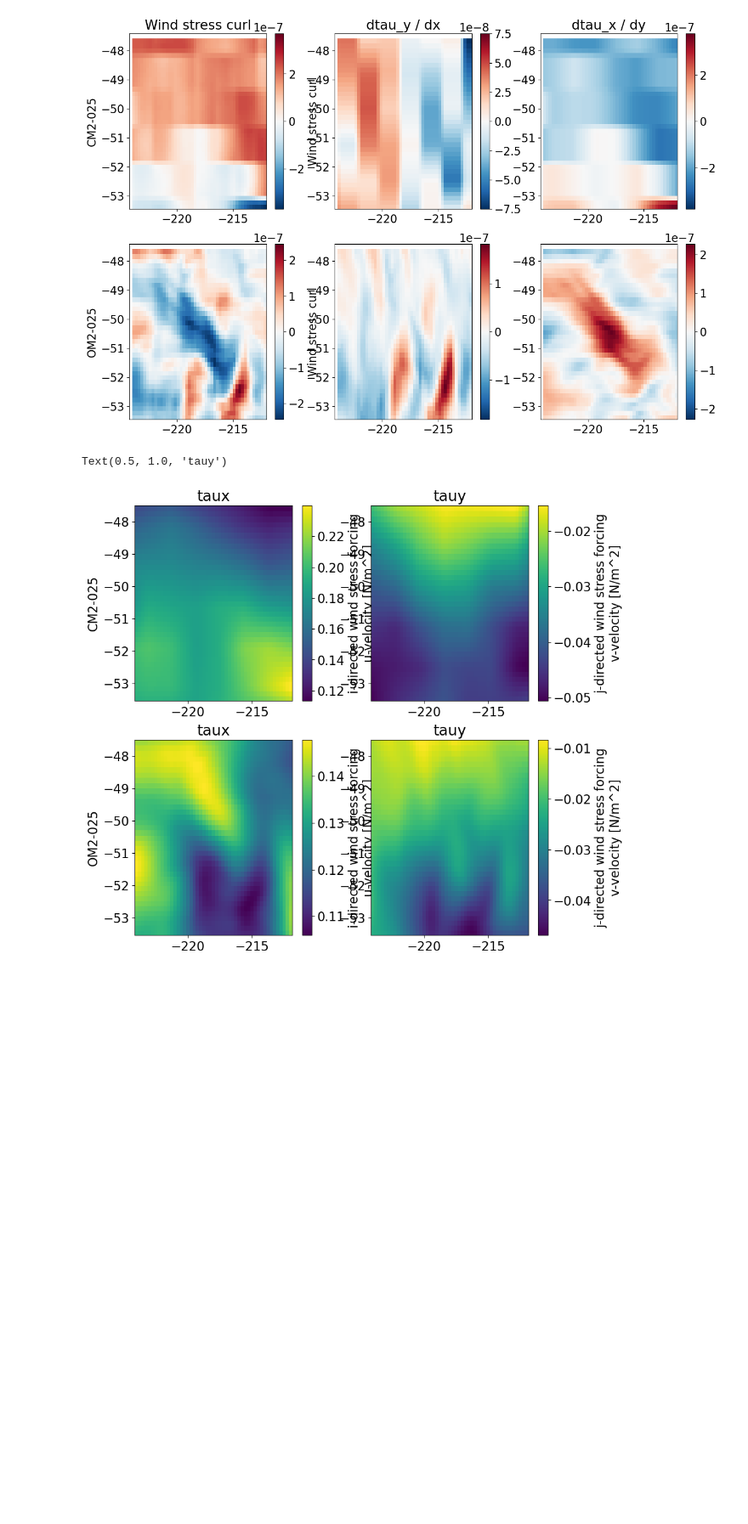
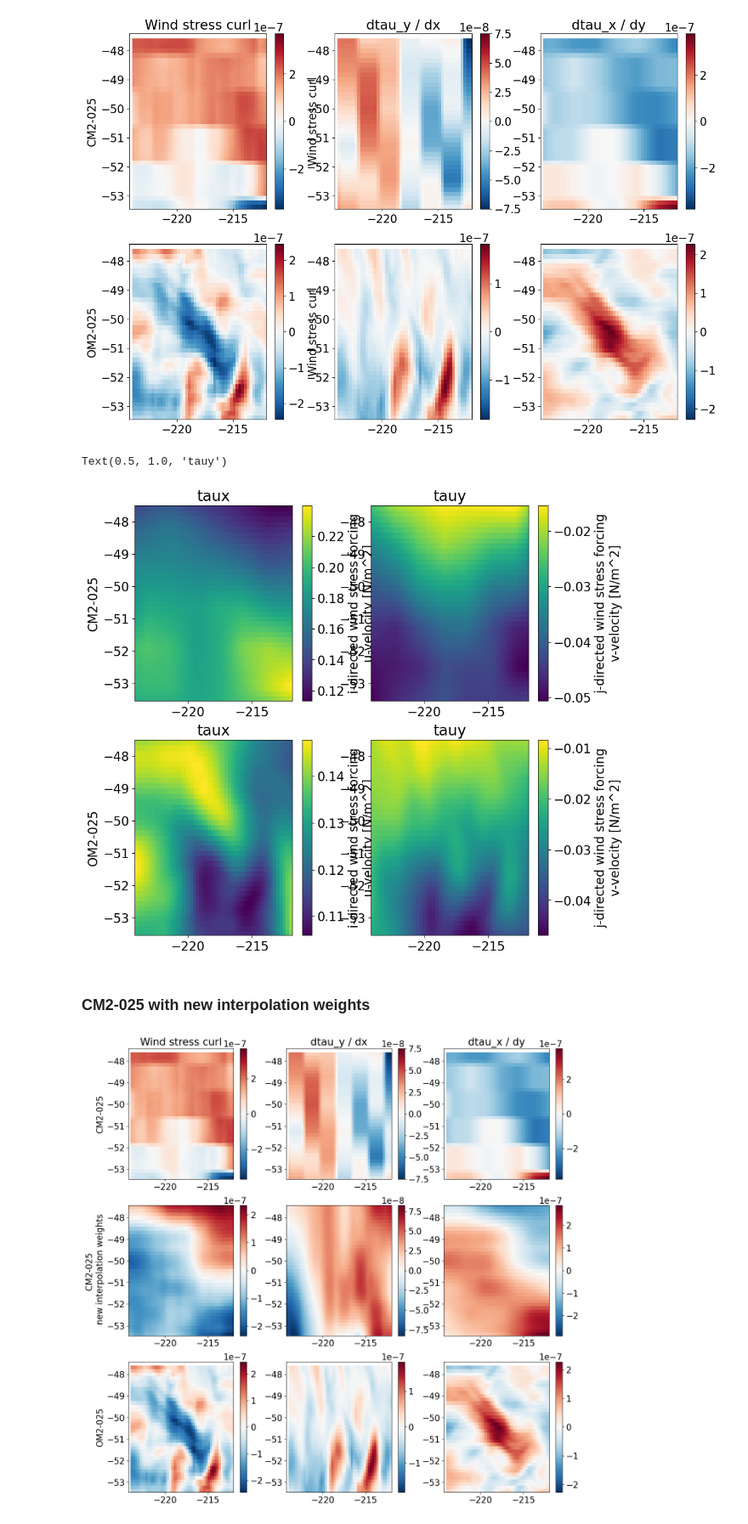
Before and after one commit to wghuneke/ACCESS-CM2-025_Analysis, a Jupyter notebook: notebooks/Testing_wind_stress_curl.ipynb, the cells around one changed output. Shown at 85% size. Cells and saved outputs as stored; diff of their text form; code cells hidden in the pictures; blank space fills up the shorter version.

```diff
--- a/notebooks/Testing_wind_stress_curl.ipynb
+++ b/notebooks/Testing_wind_stress_curl.ipynb
@@ -387,3 +334,5 @@ plt.title('tauy')
 # %% [output]
 Text(0.5, 1.0, 'tauy')
 [figure]
+# %% [markdown]
+### CM2-025 with new interpolation weights
@@ -389,0 +343,75 @@ Text(0.5, 1.0, 'tauy')
+# %%
+# Calculate gradients
+
+ds_CM2_025_new = xr.merge([taux_CM2_025_new, tauy_CM2_025_new, grid])
+ds_CM2_025_new.coords['xt_ocean'].attrs.update(axis='X')
+ds_CM2_025_new.coords['xu_ocean'].attrs.update(axis='X', c_grid_axis_shift=0.5)
+ds_CM2_025_new.coords['yt_ocean'].attrs.update(axis='Y')
+ds_CM2_025_new.coords['yu_ocean'].attrs.update(axis='Y', c_grid_axis_shift=0.5)
+grid_CM2_025_new = xgcm.Grid(ds_CM2_025_new, periodic=['X'])
+
+dtauy_dx_CM2_025_new = grid_CM2_025_new.interp( grid_CM2_025_new.diff(ds_CM2_025_new.tau_y, 'X') / grid_CM2_025_new.interp(ds_CM2_025_new.dxu, 'X'), 'Y', boundary='extend')
+dtaux_dy_CM2_025_new = grid_CM2_025_new.interp( grid_CM2_025_new.diff(ds_CM2_025_new.tau_x, 'Y', boundary='extend') / grid_CM2_025_new.interp(ds_CM2_025_new.dyt, 'X'), 'X')
+
+curl_CM2_025_new = dtauy_dx_CM2_025_new - dtaux_dy_CM2_025_new
+
+curl_CM2_025_new = curl_CM2_025_new.rename('Wind stress curl')
+curl_CM2_025_new = curl_CM2_025_new.sel(xt_ocean=lon_lim).sel(yt_ocean=lat_lim)#.sel(time=slice(start_time, end_time))
+# %%
+fig = plt.figure(figsize=(15,15))
+
+# CM2-025
+plt.subplot(331)
+curl_CM2_025[0,...].plot(add_labels=None)
+plt.ylabel('CM2-025')
+plt.xlabel('')
+plt.title('Wind stress curl')
+
+plt.subplot(332)
+dtauy_dx_CM2_025.sel(xt_ocean=lon_lim).sel(yt_ocean=lat_lim)[0,...].plot()
+plt.ylabel('')
+plt.xlabel('')
+plt.title('dtau_y / dx')
+
+plt.subplot(333)
+dtaux_dy_CM2_025.sel(xt_ocean=lon_lim).sel(yt_ocean=lat_lim)[0,...].plot()
+plt.ylabel('')
+plt.xlabel('')
+plt.title('dtau_x / dy')
+
+# CM2-025, new interpolation weights
+plt.subplot(334)
+curl_CM2_025_new[0,...].plot(add_labels=None)
+plt.ylabel('CM2-025 \n new interpolation weights')
+plt.xlabel('')
+plt.title('')
+
+plt.subplot(335)
+dtauy_dx_CM2_025_new.sel(xt_ocean=lon_lim).sel(yt_ocean=lat_lim)[0,...].plot()
+plt.xlabel('')
+plt.ylabel('')
+plt.title('')
+
+plt.subplot(336)
+dtaux_dy_CM2_025_new.sel(xt_ocean=lon_lim).sel(yt_ocean=lat_lim)[0,...].plot()
+plt.xlabel('')
+plt.ylabel('')
+plt.title('')
+
+# OM2-025
+plt.subplot(337)
+curl_OM2_025.plot(add_labels=None)
+plt.ylabel('OM2-025')
+plt.xlabel('')
+
+plt.subplot(338)
+dtauy_dx_OM2_025.sel(xt_ocean=lon_lim).sel(yt_ocean=lat_lim).plot()
+plt.xlabel('')
+plt.ylabel('')
+
+plt.subplot(339)
+dtaux_dy_OM2_025.sel(xt_ocean=lon_lim).sel(yt_ocean=lat_lim).plot()
+plt.xlabel('')
+plt.ylabel('');
+# %% [output]
+[figure, added]
```
Also changed, not shown: parts of 6 cells of this notebook.
